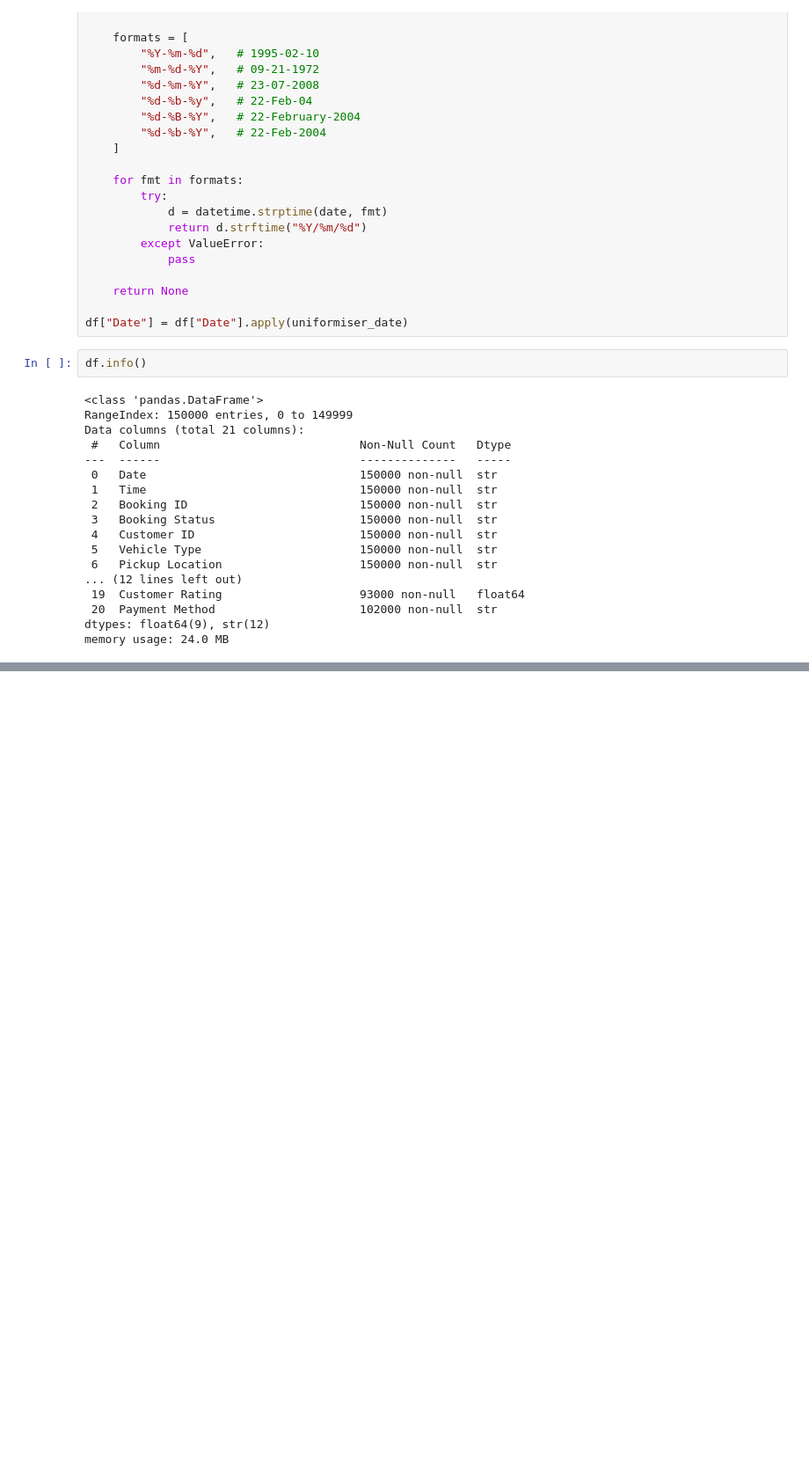
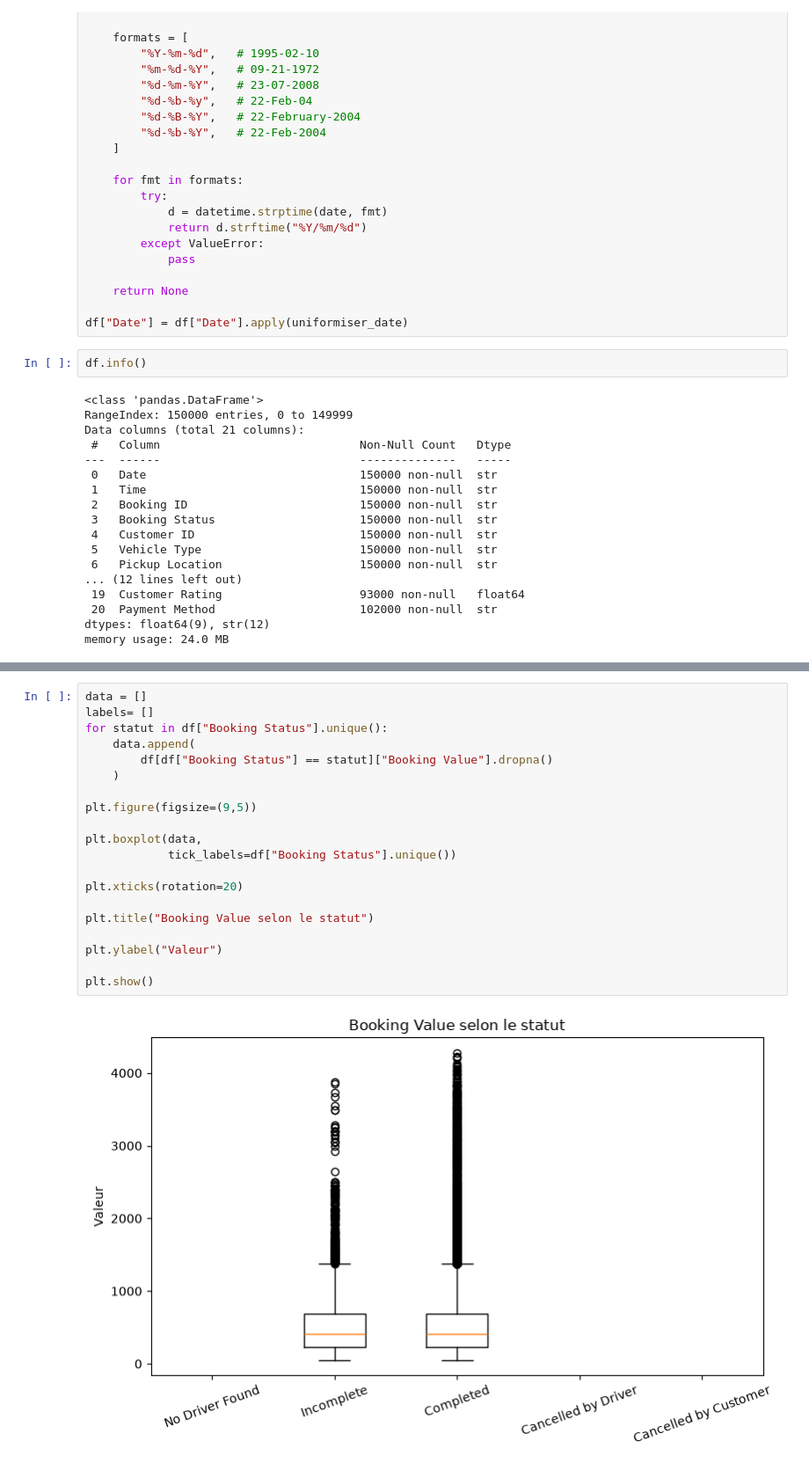
Before and after one commit to Balkis-dev/Repository_Booking, a Jupyter notebook: nettoyer_booking_data.ipynb, the cells around one changed output, grey strips where cells are left out. Shown at 88% size. Drawn from its saved outputs; the diff is of its cells as text; blank space fills up the shorter version.

```diff
--- a/nettoyer_booking_data.ipynb
+++ b/nettoyer_booking_data.ipynb
@@ -120,0 +235,22 @@ memory usage: 24.0 MB
+# %%
+data = []
+labels= []
+for statut in df["Booking Status"].unique():
+    data.append(
+        df[df["Booking Status"] == statut]["Booking Value"].dropna()
+    )
+
+plt.figure(figsize=(9,5))
+
+plt.boxplot(data,
+            tick_labels=df["Booking Status"].unique())
+
+plt.xticks(rotation=20)
+
+plt.title("Booking Value selon le statut")
+
+plt.ylabel("Valeur")
+
+plt.show()
+# %% [output]
+[figure, added]
```
Also changed, not shown: parts of 16 cells of this notebook.
